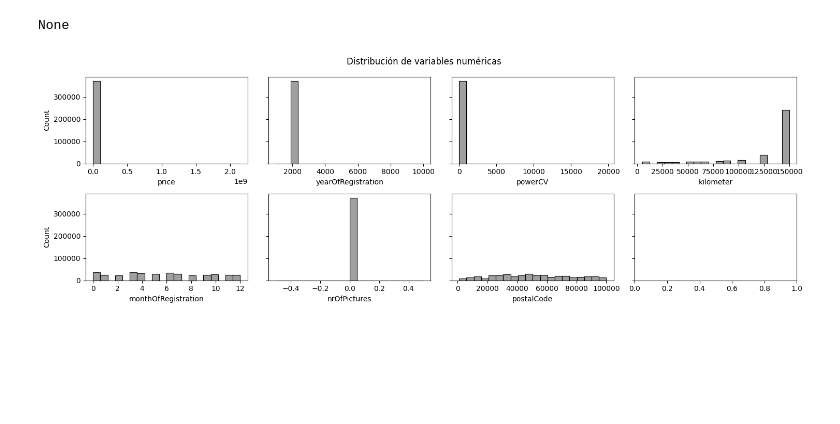
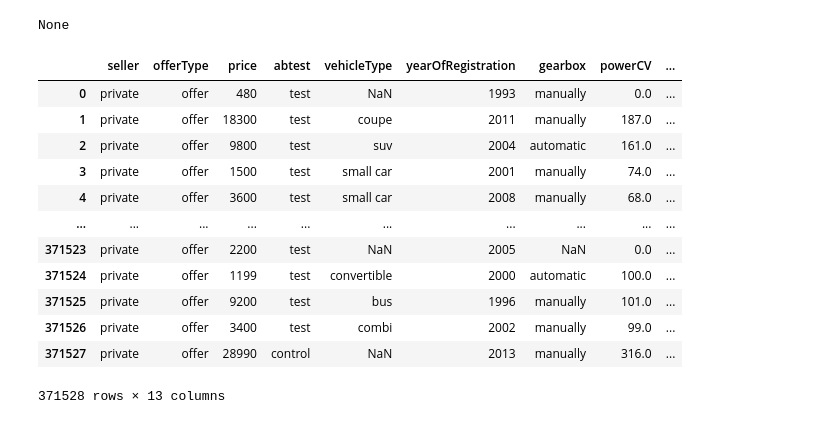
Before and after one commit to Cucks13/laboratorio-modulo7-leccion01-eda-nulos, a Jupyter notebook: laboratorio-modulo7-leccion01-eda-nulos.ipynb, the cells around one changed output. Drawn from its saved outputs; the diff is of its cells as text; code cells hidden in the pictures; blank space fills up the shorter version.

```diff
--- a/laboratorio-modulo7-leccion01-eda-nulos.ipynb
+++ b/laboratorio-modulo7-leccion01-eda-nulos.ipynb
@@ -144,13 +147,22 @@ Data columns (total 19 columns):
 dtypes: float64(1), int64(6), object(12)
 memory usage: 56.7+ MB
 None
-# %%
-# llamamos al método para conocer la distribución de las varibles numéricas
-visualizador.plot_numericas()
-# %% [output]
-[figure, removed]
 # %%
-df_filtrado_categoricas = df.drop(["name", "dateCreated", "lastSeen"], axis=1)
-df_filtrado_categoricas.reset_index(inplace=True)
+df_filtrado_categoricas = df.reset_index().drop(["name", "dateCreated", "lastSeen", "dateCrawled", "model", "kilometer", "postalCode"], axis=1)
+df_filtrado_categoricas
+# %% [output]
+|  | seller | offerType | price | abtest | vehicleType | yearOfRegistration | gearbox | powerCV | ... |
+| 0 | private | offer | 480 | test | NaN | 1993 | manually | 0.0 | ... |
+| 1 | private | offer | 18300 | test | coupe | 2011 | manually | 187.0 | ... |
+| 2 | private | offer | 9800 | test | suv | 2004 | automatic | 161.0 | ... |
+| 3 | private | offer | 1500 | test | small car | 2001 | manually | 74.0 | ... |
+| 4 | private | offer | 3600 | test | small car | 2008 | manually | 68.0 | ... |
+| ... | ... | ... | ... | ... | ... | ... | ... | ... | ... |
+| 371523 | private | offer | 2200 | test | NaN | 2005 | NaN | 0.0 | ... |
+| 371524 | private | offer | 1199 | test | convertible | 2000 | automatic | 100.0 | ... |
+| 371525 | private | offer | 9200 | test | bus | 1996 | manually | 101.0 | ... |
+| 371526 | private | offer | 3400 | test | combi | 2002 | manually | 99.0 | ... |
+| 371527 | private | offer | 28990 | control | NaN | 2013 | manually | 316.0 | ... |
+371528 rows × 13 columns
 # %%
 visualizador2 =sc.Visualizador(df_filtrado_categoricas)
```
Also changed, not shown: parts of 11 cells of this notebook.
